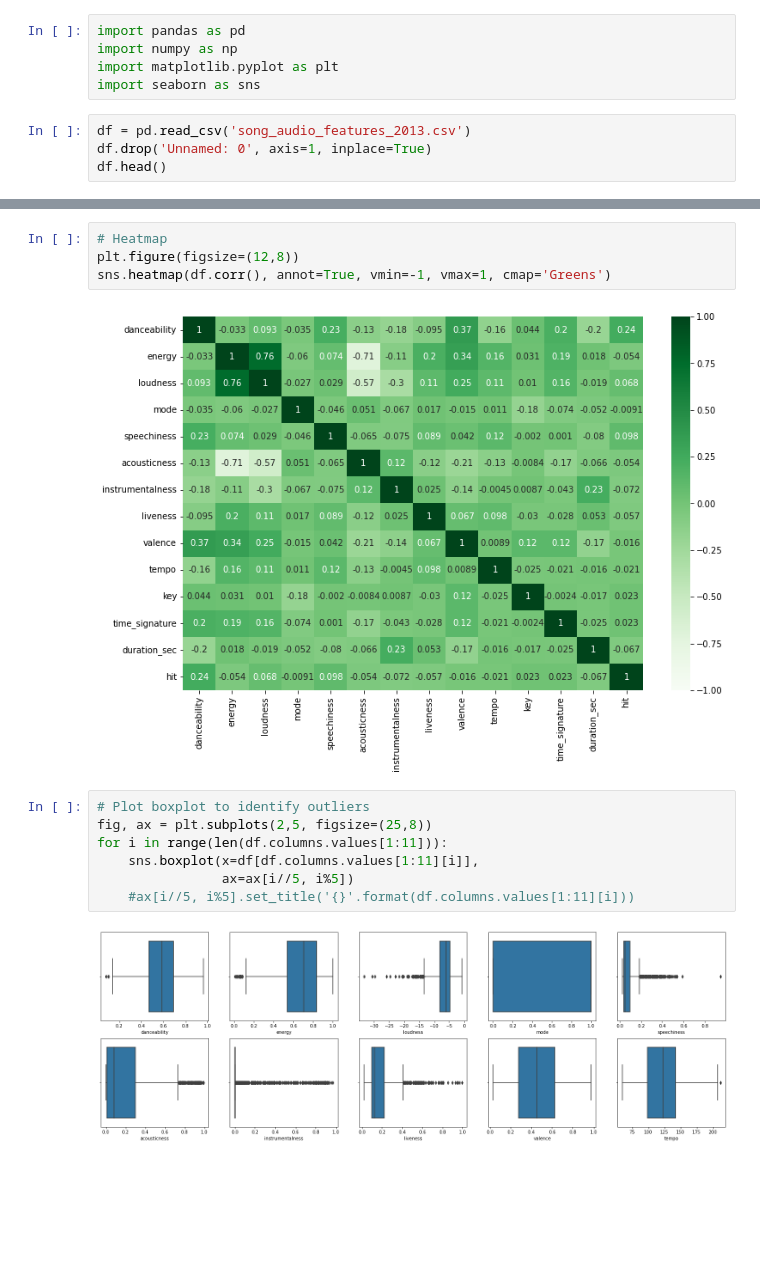
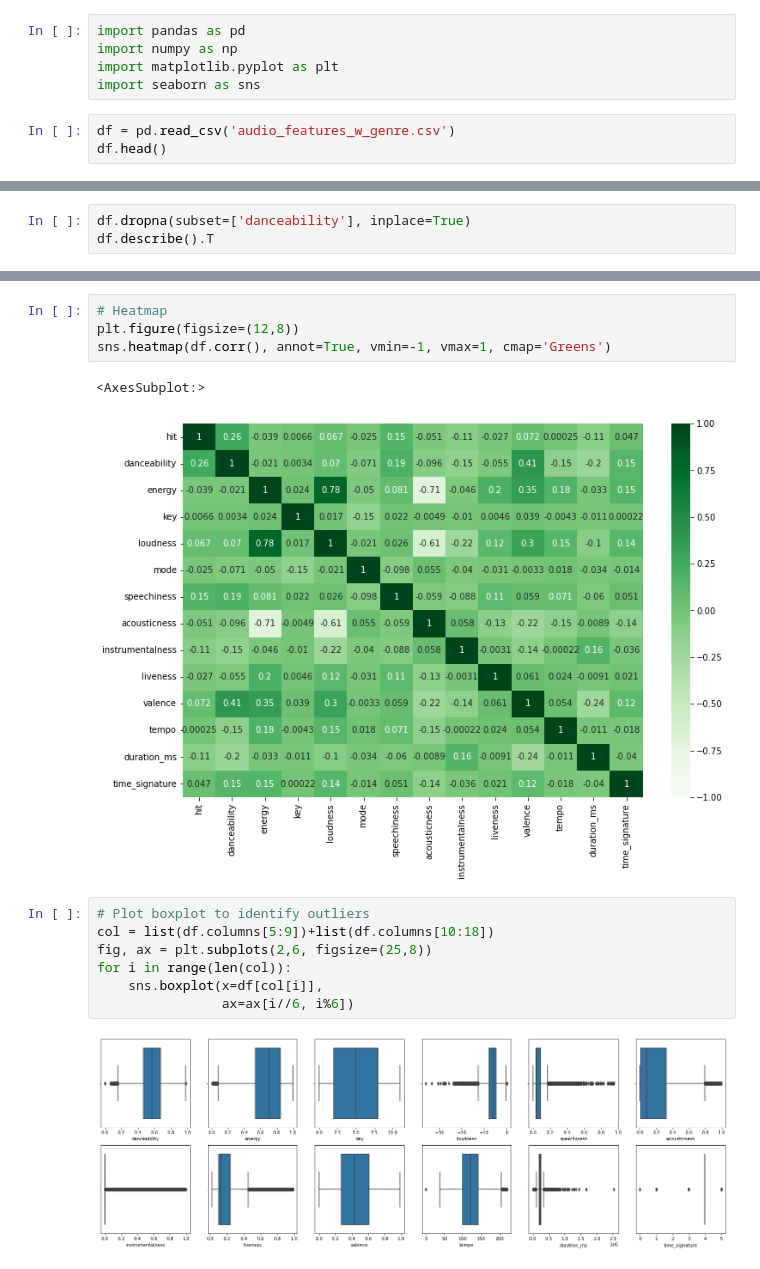
Before and after one commit to kristallqiu99/ANLY-501-Portfolio, a Jupyter notebook: audio_features_cleaning_EDA.ipynb, the cells around one changed output, grey strips where cells are left out. Cells and saved outputs as stored; diff of their text form; blank space fills up the shorter version.

```diff
--- a/audio_features_cleaning_EDA.ipynb
+++ b/audio_features_cleaning_EDA.ipynb
@@ -4,7 +4,6 @@ import numpy as np
 import matplotlib.pyplot as plt
 import seaborn as sns
 # %%
-df = pd.read_csv('song_audio_features_2013.csv')
-df.drop('Unnamed: 0', axis=1, inplace=True)
+df = pd.read_csv('audio_features_w_genre.csv')
 df.head()
 # %% [output]
@@ -55,0 +36,3 @@ df.describe().T
+# %%
+df.dropna(subset=['danceability'], inplace=True)
+df.describe().T
@@ -58,16 +64,17 @@ df.describe().T
 plt.figure(figsize=(12,8))
 sns.heatmap(df.corr(), annot=True, vmin=-1, vmax=1, cmap='Greens')
 # %% [output]
+<AxesSubplot:>
-[figure, old version]
+[figure, new version]
 # %%
 # Plot boxplot to identify outliers
-fig, ax = plt.subplots(2,5, figsize=(25,8))
-for i in range(len(df.columns.values[1:11])):
-    sns.boxplot(x=df[df.columns.values[1:11][i]],
-                ax=ax[i//5, i%5])
-    #ax[i//5, i%5].set_title('{}'.format(df.columns.values[1:11][i]))
+col = list(df.columns[5:9])+list(df.columns[10:18])
+fig, ax = plt.subplots(2,6, figsize=(25,8))
+for i in range(len(col)):
+    sns.boxplot(x=df[col[i]],
+                ax=ax[i//6, i%6])
 # %% [output]
-[figure, old version]
+[figure, new version]
 # %%
 # Danceability outliers
 df[df['danceability'] <= 0.18]
```
Also changed, not shown: parts of 21 cells of this notebook, 6 other files.
